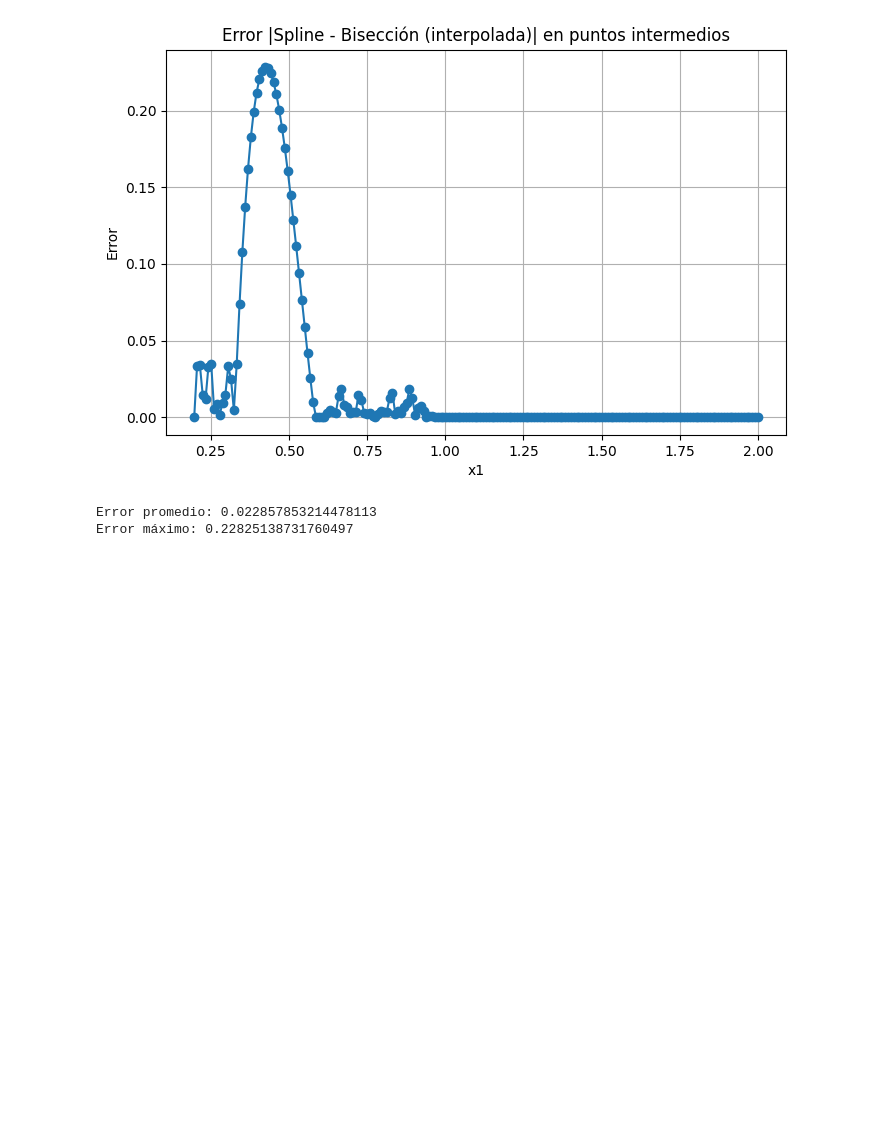
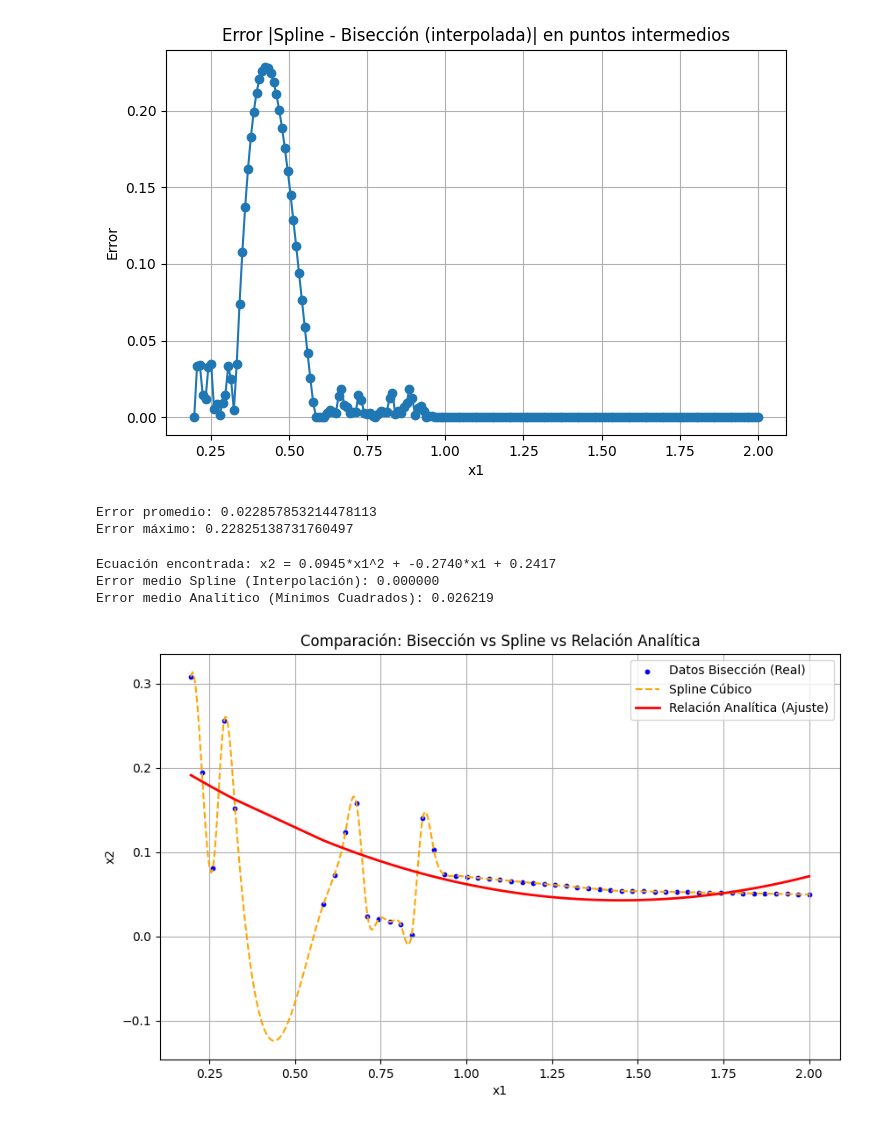
Before and after one commit to Pulga2104/ProyectoMetodosNumericosIBM, a Jupyter notebook: ProyectoIBM/[C] Blackbox S/ProyectoCodifoV4.ipynb, the cells around one changed output. Saved outputs shown, nothing was run; the diff lists cells and outputs as text; code cells hidden in the pictures; blank space fills up the shorter version.

Commit message:
Add files via upload
Código son Errores

```diff
--- a/ProyectoIBM/[C] Blackbox S/ProyectoCodifoV4.ipynb
+++ b/ProyectoIBM/[C] Blackbox S/ProyectoCodifoV4.ipynb
@@ -128,3 +164,47 @@ print("Error máximo:", np.max(error_new))
 [figure]
 Error promedio: 0.022857853214478113
 Error máximo: 0.22825138731760497
+# %%
+from scipy.optimize import curve_fit
+
+# Opción A: Polinomio grado 2 (Parábola) -> y = ax^2 + bx + c
+def modelo_analitico(x, a, b, c):
+    return a * x**2 + b * x + c
+
+popt, pcov = curve_fit(modelo_analitico, x1_clean, x2_clean)
+a_opt, b_opt, c_opt = popt
+
+print(f"Ecuación encontrada: x2 = {a_opt:.4f}*x1^2 + {b_opt:.4f}*x1 + {c_opt:.4f}")
+
+y_ajuste = modelo_analitico(x1_clean, *popt)
+
+# OMPARACIÓN REAL DE ERRORES
+
+# Error del Spline
+error_spline = np.abs(y_spline_on_x1 - x2_clean)
+
+# Error del Modelo Analítico
+# Este error SÍ será mayor a 0, porque busca la tendencia general, no pasar por cada punto.
+error_analitico = np.abs(y_ajuste - x2_clean)
+
+print(f"Error medio Spline (Interpolación): {np.mean(error_spline):.6f}")
+print(f"Error medio Analítico (Mínimos Cuadrados): {np.mean(error_analitico):.6f}")
+
+# GRÁFICA FINAL
+
+plt.figure(figsize=(10, 6))
+plt.scatter(x1_clean, x2_clean, color='blue', label='Datos Bisección (Real)', s=10)
+plt.plot(x_fine, spline(x_fine), color='orange', linestyle='--', label='Spline Cúbico')
+plt.plot(x1_clean, y_ajuste, color='red', linewidth=2, label='Relación Analítica (Ajuste)')
+
+plt.title("Comparación: Bisección vs Spline vs Relación Analítica")
+plt.xlabel("x1")
+plt.ylabel("x2")
+plt.legend()
+plt.grid(True)
+plt.show()
+# %% [output]
+Ecuación encontrada: x2 = 0.0945*x1^2 + -0.2740*x1 + 0.2417
+Error medio Spline (Interpolación): 0.000000
+Error medio Analítico (Mínimos Cuadrados): 0.026219
+[figure, added]
```
Also changed, not shown: parts of 11 cells of this notebook.
